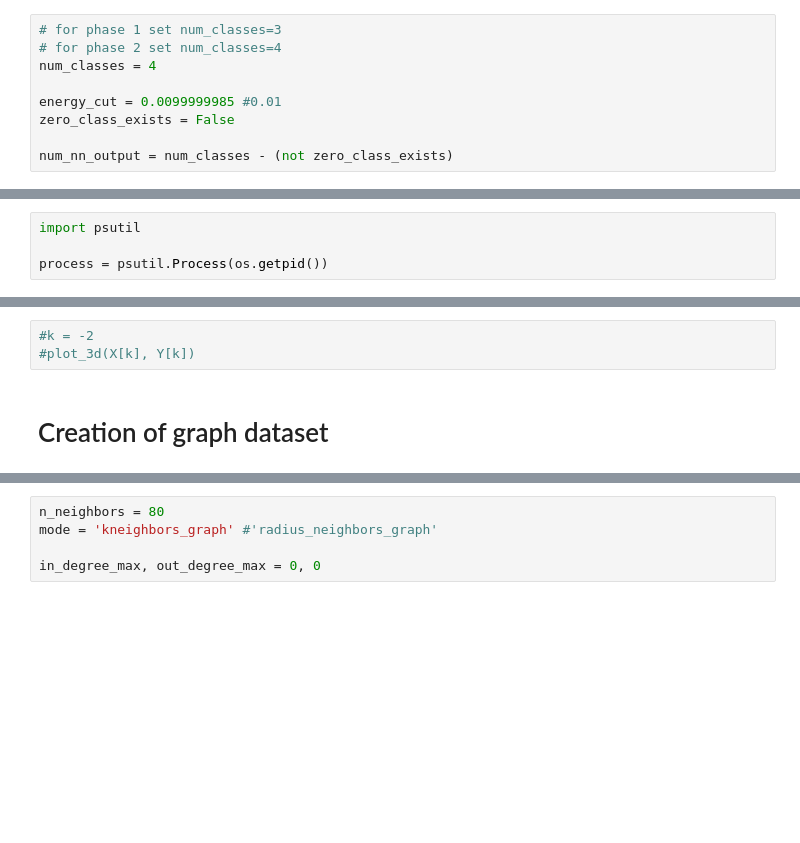
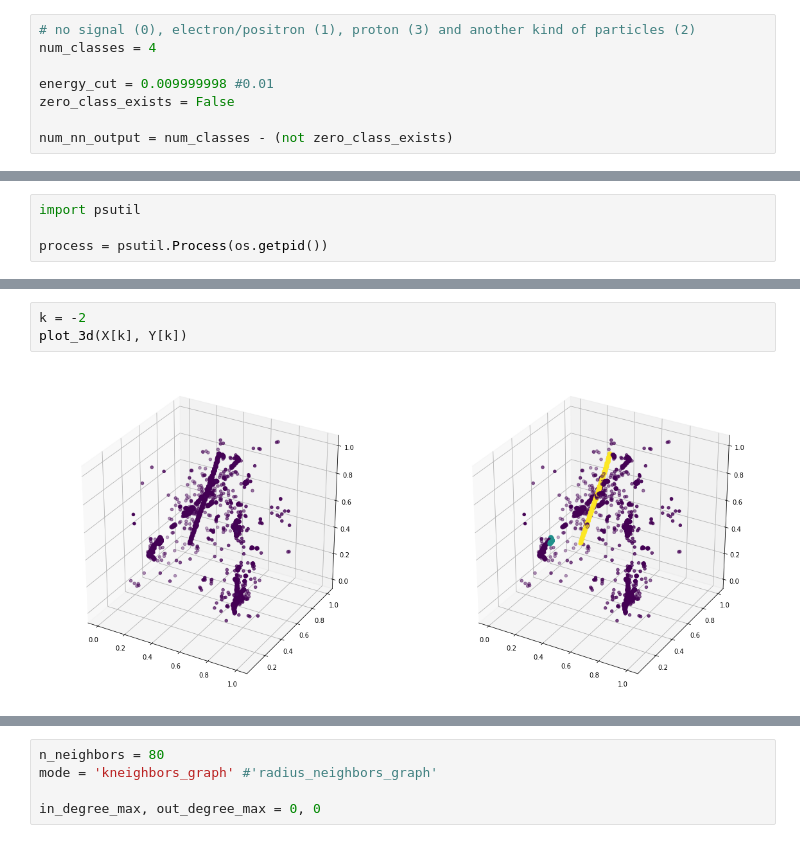
Before and after one commit to HeyLey/LArTPC-tracks, a Jupyter notebook: mpnn/baseline_mpnn.ipynb, the cells around one changed output, grey strips where cells are left out. Cells and saved outputs as stored; diff of their text form; blank space fills up the shorter version.

```diff
--- a/mpnn/baseline_mpnn.ipynb
+++ b/mpnn/baseline_mpnn.ipynb
@@ -16,11 +16,10 @@ USE_GPU = True
 os.environ['CUDA_VISIBLE_DEVICES'] = '3' if USE_GPU else ''
 EPS = 1e-15
 # %%
-# for phase 1 set num_classes=3
-# for phase 2 set num_classes=4
+# no signal (0), electron/positron (1), proton (3) and another kind of particles (2)
 num_classes = 4
 
-energy_cut = 0.0099999985 #0.01
+energy_cut = 0.009999998 #0.01
 zero_class_exists = False
 
 num_nn_output = num_classes - (not zero_class_exists)
@@ -73,5 +56,5 @@ Wall time: 24.3 s
 # %%
-#k = -2
-#plot_3d(X[k], Y[k])
+k = -2
+plot_3d(X[k], Y[k])
+# %% [output]
+[figure, added]
-# %% [markdown]
-# Creation of graph dataset
```
Also changed, not shown: parts of 33 cells of this notebook.
